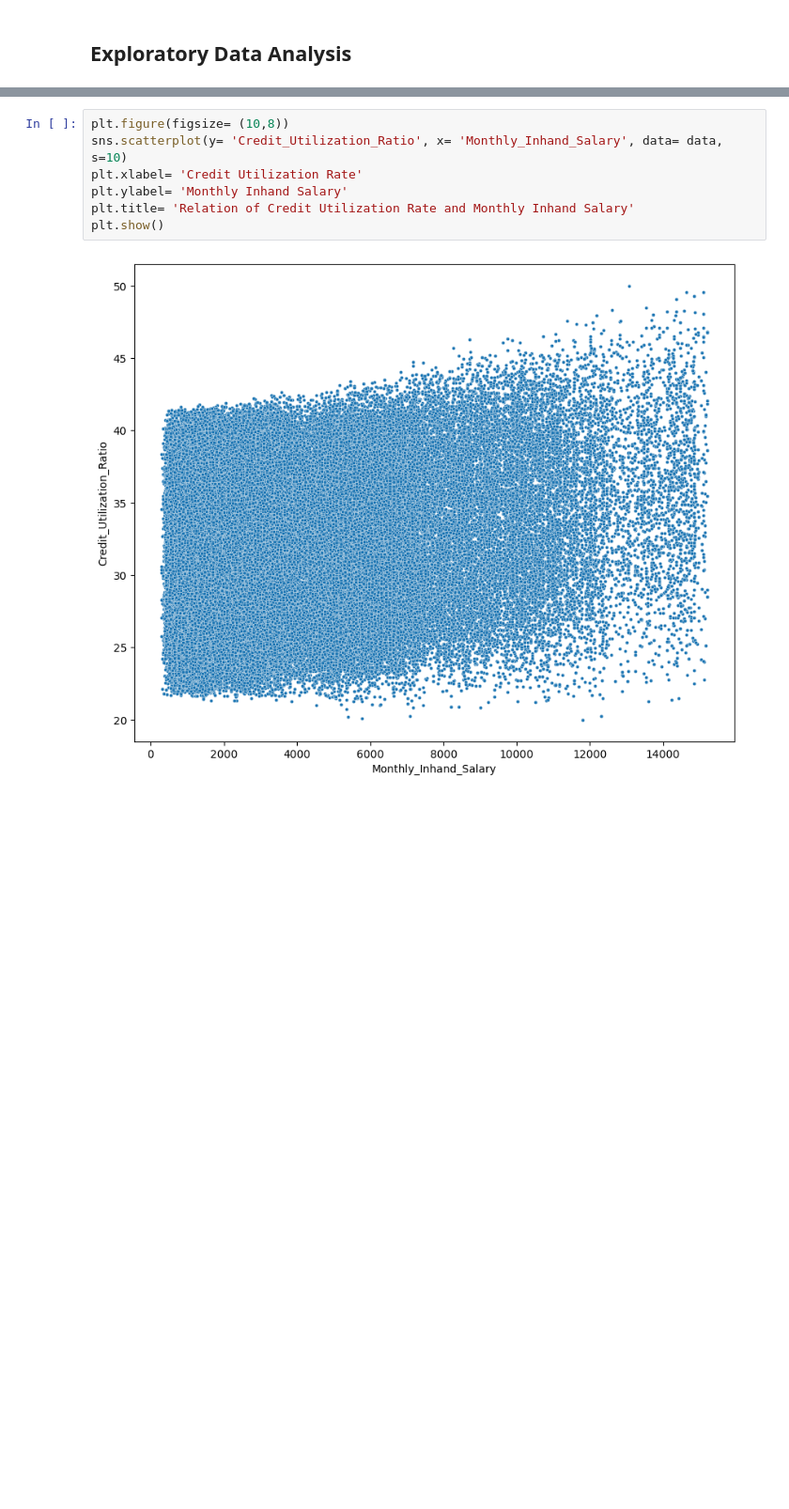
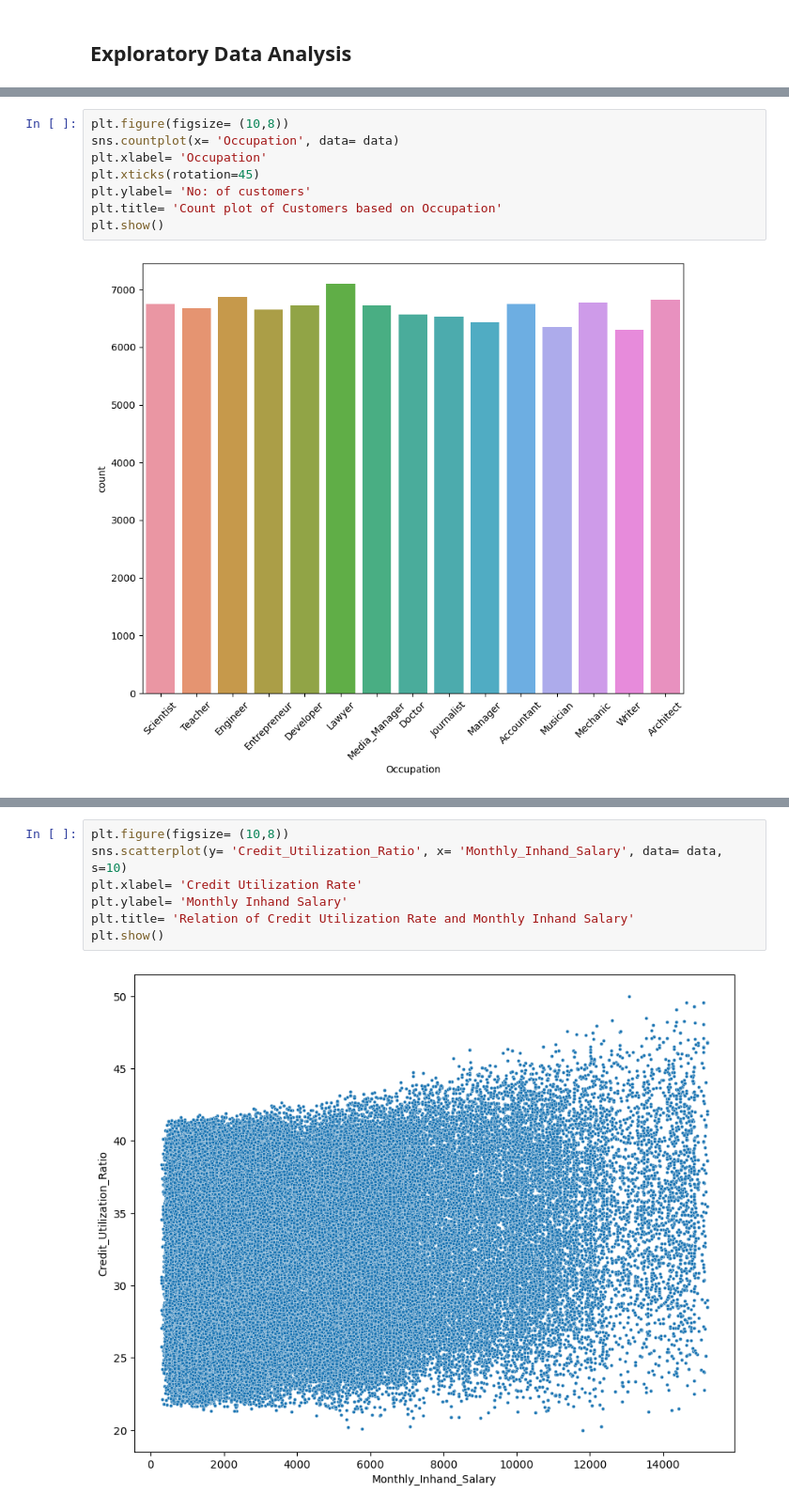
Before and after one commit to BiniSree/Internship, a Jupyter notebook: Credit Score Model Development-Internship.ipynb, the cells around one changed output, grey strips where cells are left out. Shown at 94% size. Cells and saved outputs as stored; diff of their text form; blank space fills up the shorter version.

```diff
--- a/Credit Score Model Development-Internship.ipynb
+++ b/Credit Score Model Development-Internship.ipynb
@@ -130,0 +180,10 @@ plt.show()
+# %%
+plt.figure(figsize= (10,8))
+sns.countplot(x= 'Occupation', data= data)
+plt.xlabel= 'Occupation'
+plt.xticks(rotation=45)
+plt.ylabel= 'No: of customers'
+plt.title= 'Count plot of Customers based on Occupation'
+plt.show()
+# %% [output]
+[figure, added]
```
Also changed, not shown: parts of 113 cells of this notebook.
